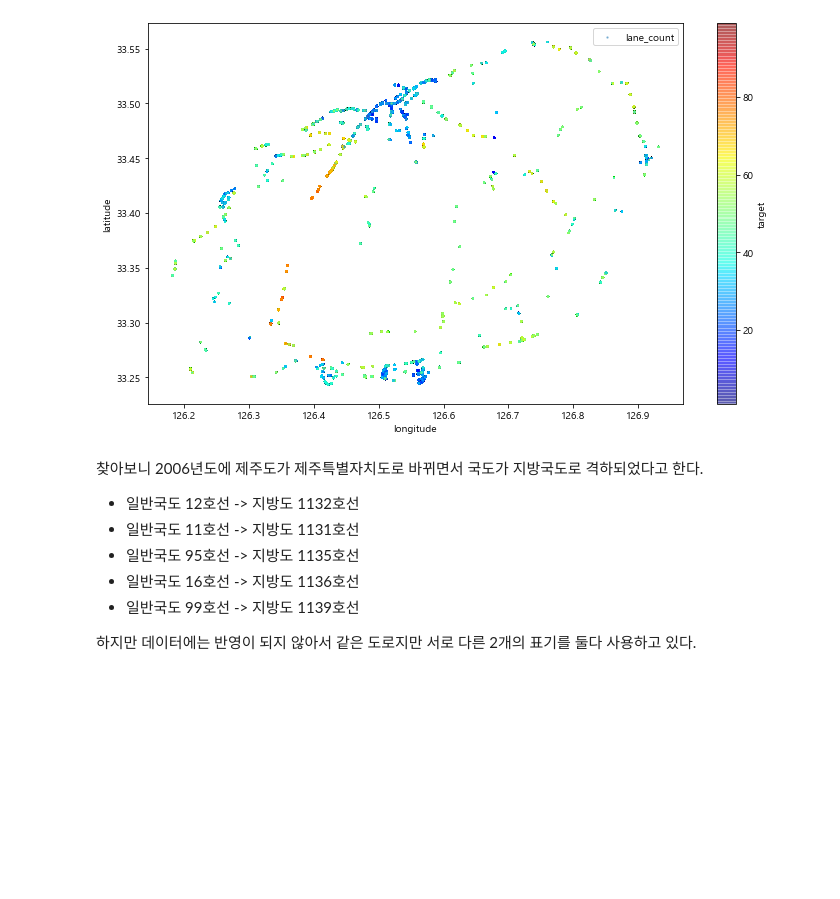
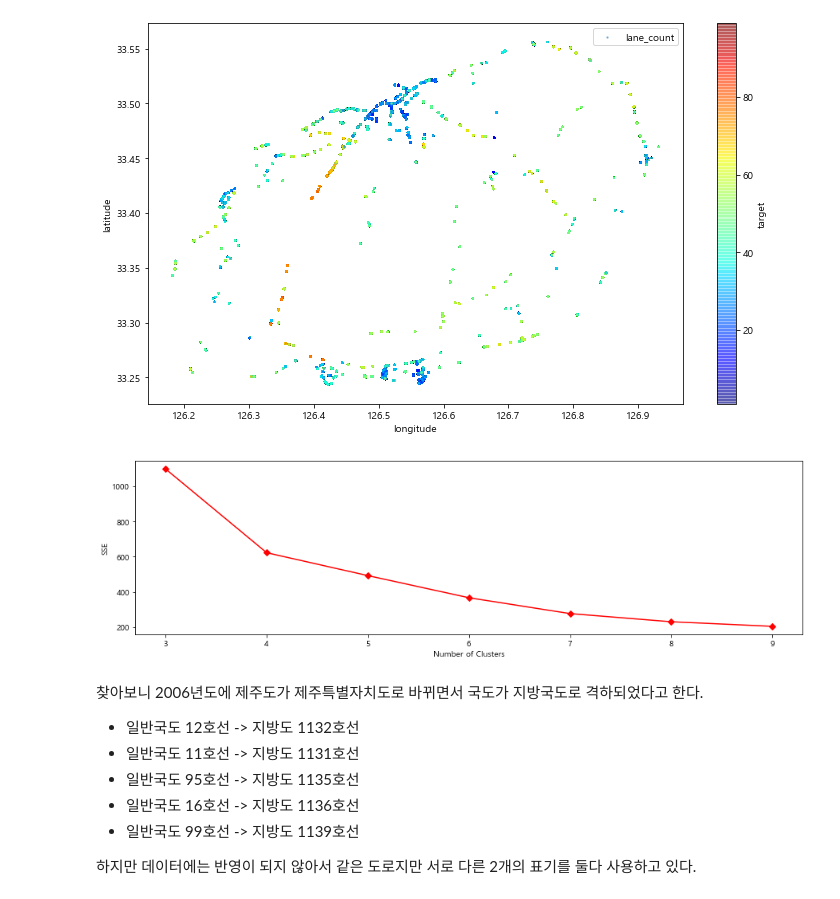
Before and after one commit to oymin2001/DataScience, a Jupyter notebook: Traffic_Jeju.ipynb, the cells around one changed output. Cells and saved outputs as stored; diff of their text form; code cells hidden in the pictures; blank space fills up the shorter version.

```diff
--- a/Traffic_Jeju.ipynb
+++ b/Traffic_Jeju.ipynb
@@ -406,3 +431,21 @@ plt.legend() #중부 산간 지방 또는 해안도로주변으로 갈수록 tar
 # %% [output]
 <matplotlib.legend.Legend at 0x...>
 [figure]
+# %%
+from sklearn.cluster import KMeans
+
+num_of_clusters = range(3,10)
+error = []
+
+for num_clusters in num_of_clusters:
+    clusters = KMeans(num_clusters)
+    clusters.fit(df_train[['start_latitude', 'start_longitude', 'end_latitude', 'end_longitude']])
+    error.append(clusters.inertia_/100)
+
+plt.figure(figsize=(15,4))
+plt.plot(num_of_clusters,error,marker='D',color='r')
+plt.xlabel('Number of Clusters')
+plt.ylabel('SSE')
+plt.show()
+# %% [output]
+[figure, added]
```
Also changed, not shown: parts of 30 cells of this notebook.
